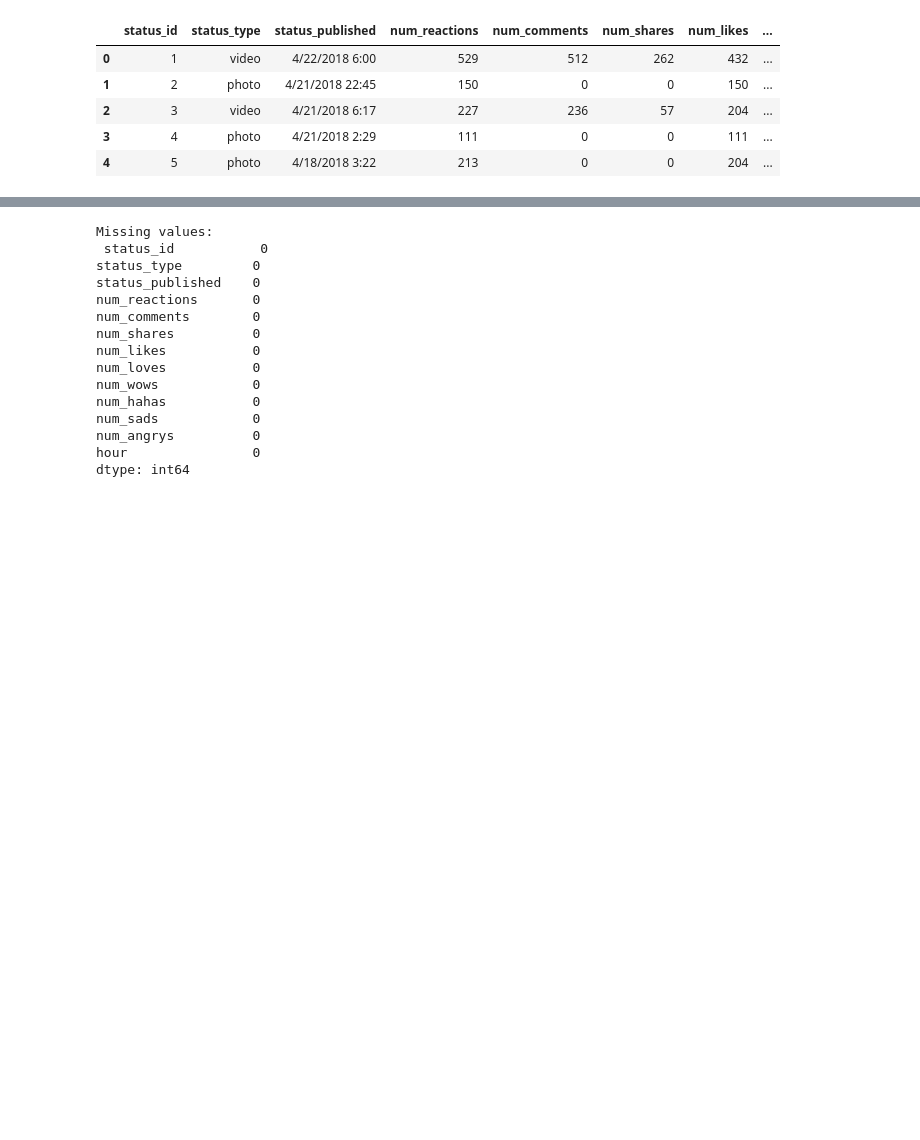
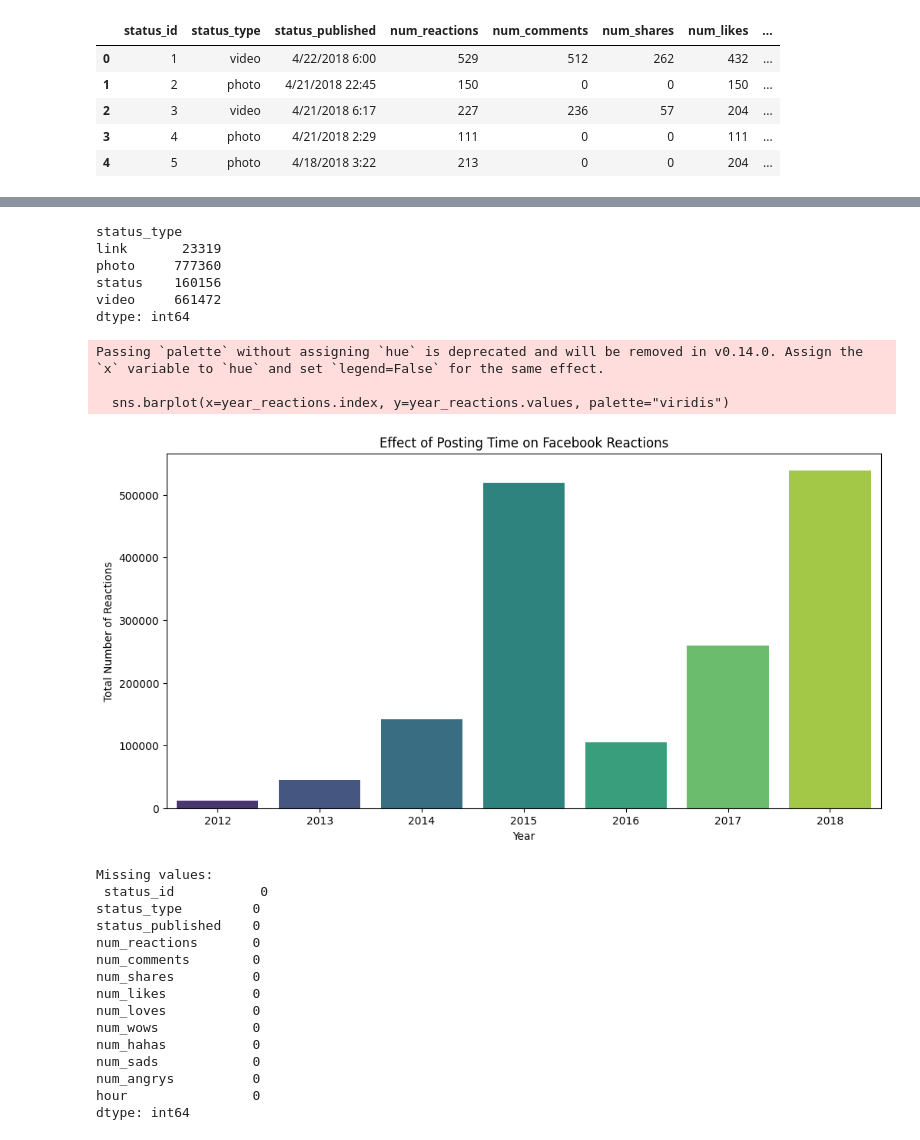
Before and after one commit to Yennhi1502/Personal_Project, a Jupyter notebook: fb_ marketplace_data.ipynb, the cells around one changed output, grey strips where cells are left out. Drawn from its saved outputs; the diff is of its cells as text; code cells hidden in the pictures; blank space fills up the shorter version.

```diff
--- a/fb_ marketplace_data.ipynb
+++ b/fb_ marketplace_data.ipynb
@@ -91,8 +90,14 @@ df.head(5)
 | 3 | 4 | photo | 4/21/2018 2:29 | 111 | 0 | 0 | 111 | ... |
 | 4 | 5 | photo | 4/18/2018 3:22 | 213 | 0 | 0 | 204 | ... |
 # %%
-# columns_to_drop = ['Column1', 'Column2', 'Column3', 'Column4']
-# df = df.drop(columns=columns_to_drop)
+columns_to_drop = ['Column1', 'Column2', 'Column3', 'Column4']
+df = df.drop(columns=columns_to_drop)
 # %%
 # Conver `status_published` to datetime
 df['status_published'] = pd.to_datetime(df['status_published'], errors='coerce')
+# %%
+# Extract the year from the 'status_published' column
+df['year'] = df['status_published'].dt.year
+
+# Print the unique years
+print("Years in 'status_published':", df['year'].unique())
@@ -99,3 +119,59 @@ df['status_published'] = pd.to_datetime(df['status_published'], errors='coerce')
+# %%
+grouped = df.groupby("status_type")[[
+    "num_likes",
+    "num_loves",
+    "num_wows",
+    "num_hahas",
+    "num_sads",
+    "num_angrys"
+]].sum()
+
+grouped.sum(axis=1)
+# %% [output]
+status_type
+link       23319
+photo     777360
+status    160156
+video     661472
+dtype: int64
+# %%
+
+# Ensure 'status_published' is in datetime format
+if not pd.api.types.is_datetime64_any_dtype(df['status_published']):
+    df['status_published'] = pd.to_datetime(df['status_published'], errors='coerce')
+
+# Drop rows with invalid or missing datetime values
+df = df.dropna(subset=['status_published'])
+
+# Group by year and calculate the sum for the specified columns
+grouped_by_year = df.groupby(df["status_published"].dt.year)[[
+    "num_likes",
+    "num_loves",
+    "num_wows",
+    "num_hahas",
+    "num_sads",
+    "num_angrys"
+]].sum()
+
+# Calculate the total reactions per year
+year_reactions = grouped_by_year.sum(axis=1)
+
+# Set the style of seaborn
+plt.figure(figsize=(12, 6))
+sns.barplot(x=year_reactions.index, y=year_reactions.values, palette="viridis")
+
+# Add labels and title
+plt.xlabel("Year")
+plt.ylabel("Total Number of Reactions")
+plt.title("Effect of Posting Time on Facebook Reactions")
+
+# Show the chart
+plt.show()
+# %% [output]
+Passing `palette` without assigning `hue` is deprecated and will be removed in v0.14.0. Assign the `x` variable to `hue` and set `legend=False` for the same effect.
+
+  sns.barplot(x=year_reactions.index, y=year_reactions.values, palette="viridis")
+[figure, added]
 # %%
 # Extract hour from timestamp
 df['hour'] = df['status_published'].dt.hour
```
Also changed, not shown: parts of 7 cells of this notebook.
